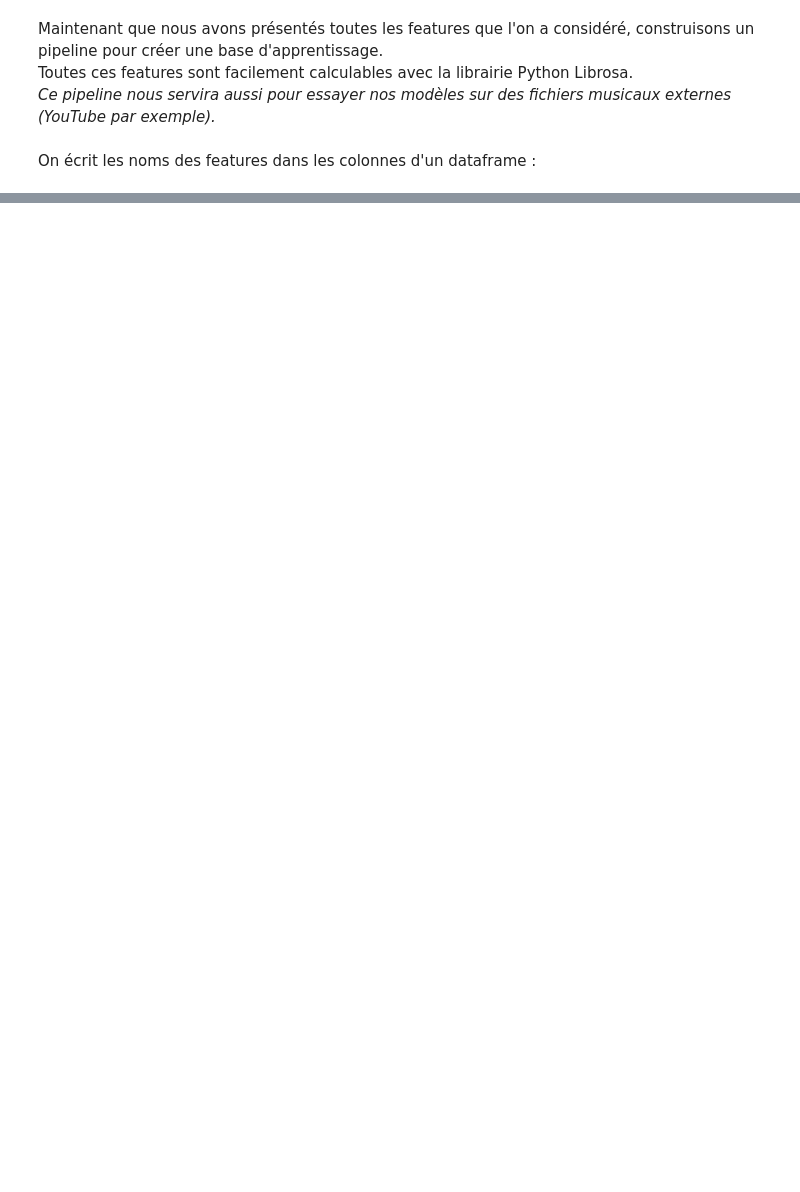
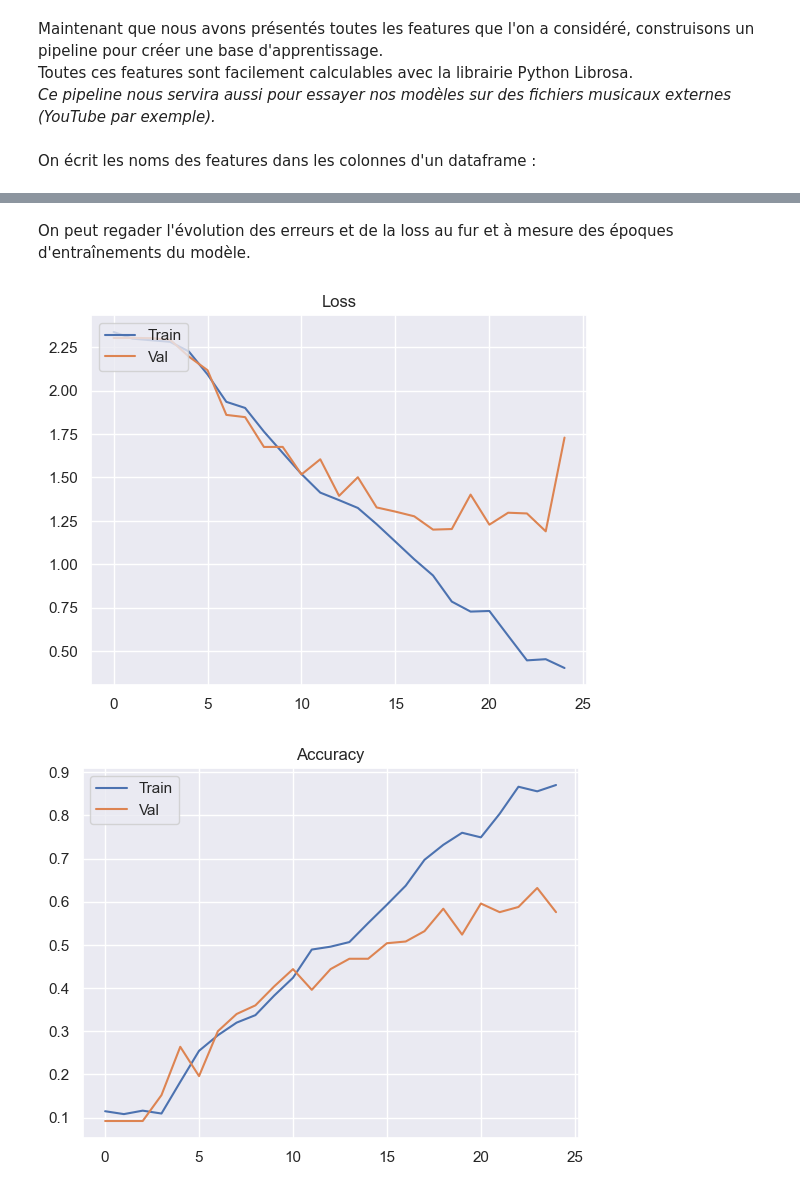
Before and after one commit to AlexandreRob/BadBoyRecords, a Jupyter notebook: classification_music.ipynb, the cells around one changed output, grey strips where cells are left out. Saved outputs shown, nothing was run; the diff lists cells and outputs as text; code cells hidden in the pictures; blank space fills up the shorter version.

Commit message:
Génération du modèle + ajout d'un titre supplémentaire

```diff
--- a/classification_music.ipynb
+++ b/classification_music.ipynb
@@ -105,0 +222,8 @@ for g in genres:
+# %%
+# On pense à normaliser les données, c'est important pour l'analyse d'images :
+x_cnn_train /= -80
+x_cnn_test /= -80
+# %%
+# A présent on met en forme nos données pour l'entraînement :
+x_cnn_train = x_cnn_train.reshape(x_cnn_train.shape[0], 128, 660, 1)
+x_cnn_test = x_cnn_test.reshape(x_cnn_test.shape[0], 128, 660, 1)
@@ -105,0 +298,6 @@ for g in genres:
+# %%
+model.compile(
+    loss="categorical_crossentropy",
+    optimizer="adam",
+    metrics=["accuracy"]
+)
@@ -105,0 +307,5 @@ for g in genres:
+# %%
+history = model.fit(x_cnn_train,
+                    y_cnn_train,
+                    epochs=25,
+                    validation_data = (x_cnn_test,y_cnn_test))
@@ -105,0 +330,23 @@ for g in genres:
+# %% [markdown]
+On peut regader l'évolution des erreurs et de la loss au fur et à mesure des époques d'entraînements du modèle.
+# %%
+loss_curve = history.history["loss"]
+acc_curve = history.history["accuracy"]
+
+loss_val_curve = history.history["val_loss"]
+acc_val_curve = history.history["val_accuracy"]
+
+plt.plot(loss_curve, label="Train")
+plt.plot(loss_val_curve, label="Val")
+plt.legend(loc='upper left')
+plt.title("Loss")
+plt.show()
+
+plt.plot(acc_curve, label="Train")
+plt.plot(acc_val_curve, label="Val")
+plt.legend(loc='upper left')
+plt.title("Accuracy")
+plt.show()
+# %% [output]
+[figure, added]
+[figure, added]
```
Also changed, not shown: parts of 37 cells of this notebook, 2 other files.
